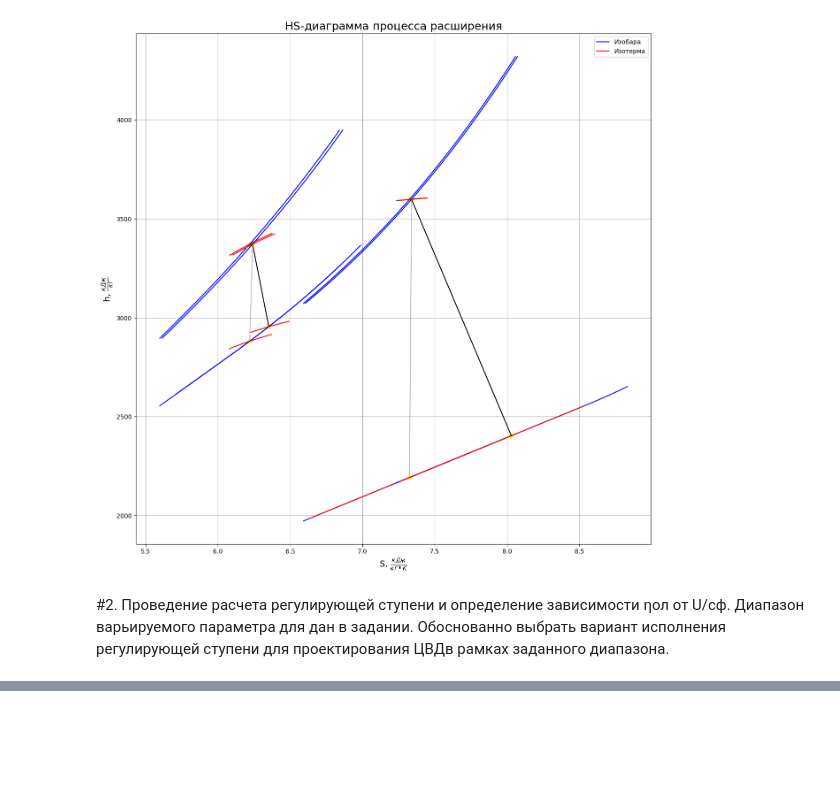
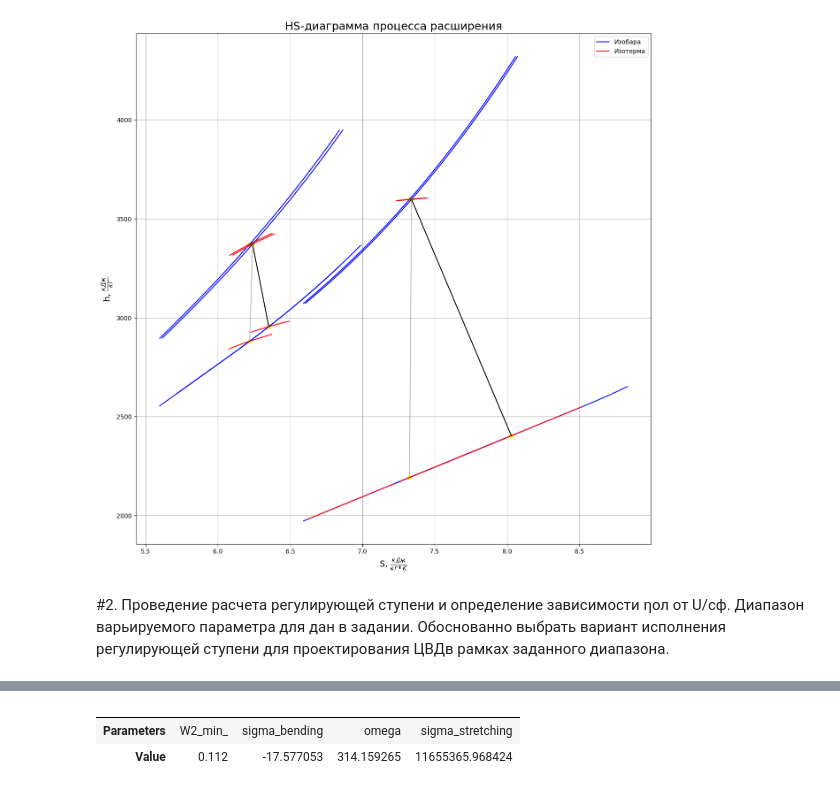
Before and after one commit to AndreyBarTF/turbines_autumn_2022-Homework, a Jupyter notebook: Пункт_1_2.ipynb, the cells around one changed output, grey strips where cells are left out. Saved outputs shown, nothing was run; the diff lists cells and outputs as text; code cells hidden in the pictures; blank space fills up the shorter version.

```diff
--- a/Пункт_1_2.ipynb
+++ b/Пункт_1_2.ipynb
@@ -499,0 +622,26 @@ delta_Hp, delta_Hvc, E0, eff, eff_, delta_eff = calculation_of_relative_blade_ef
+# %%
+#расчет на прочность
+def calculation_of_strength(W2_min, b2, b2_atl, G_0, H_0, eff, l2, u, z_2, e_opt, rotation_speed, avg_diameter):
+  W2_min_ = W2_min * m.pow(b2 / b2_atl, 3)
+  sigma_bending = (G_0 * H_0 * eff * l2) / (2 * u * z_2 * W2_min_ * e_opt)
+  omega = 2 * m.pi * rotation_speed
+  sigma_stretching = 0.5 * 7800 * m.pow(omega, 2) * avg_diameter * l2
+  return W2_min_, sigma_bending, omega, sigma_stretching
+
+def data_output11(W2_min_, sigma_bending, omega, sigma_stretching):
+  d = {
+     'Parameters': ["W2_min_", "sigma_bending", "omega", "sigma_stretching"],
+    'Value': [W2_min_, sigma_bending, omega, sigma_stretching]
+  }
+  df = pd.DataFrame(data=d)
+  blankIndex=[''] * len(df)
+  df.index=blankIndex
+  display(df.transpose())
+  print()
+
+data_output11(*calculation_of_strength(W2_min, b2, b2_atl, G_0, H_0, eff, l2, u, z_2, e_opt, rotation_speed, avg_diameter))
+W2_min_, sigma_bending, omega, sigma_stretching = calculation_of_strength(W2_min, b2, b2_atl, G_0, H_0, eff, l2, u, z_2, e_opt, rotation_speed, avg_diameter)
+# %% [output]
+|  |  |  |  |  |
+| Parameters | W2_min_ | sigma_bending | omega | sigma_stretching |
+| Value | 0.112 | -17.577053 | 314.159265 | 11655365.968424 |
```
Also changed, not shown: parts of 4 cells of this notebook.
